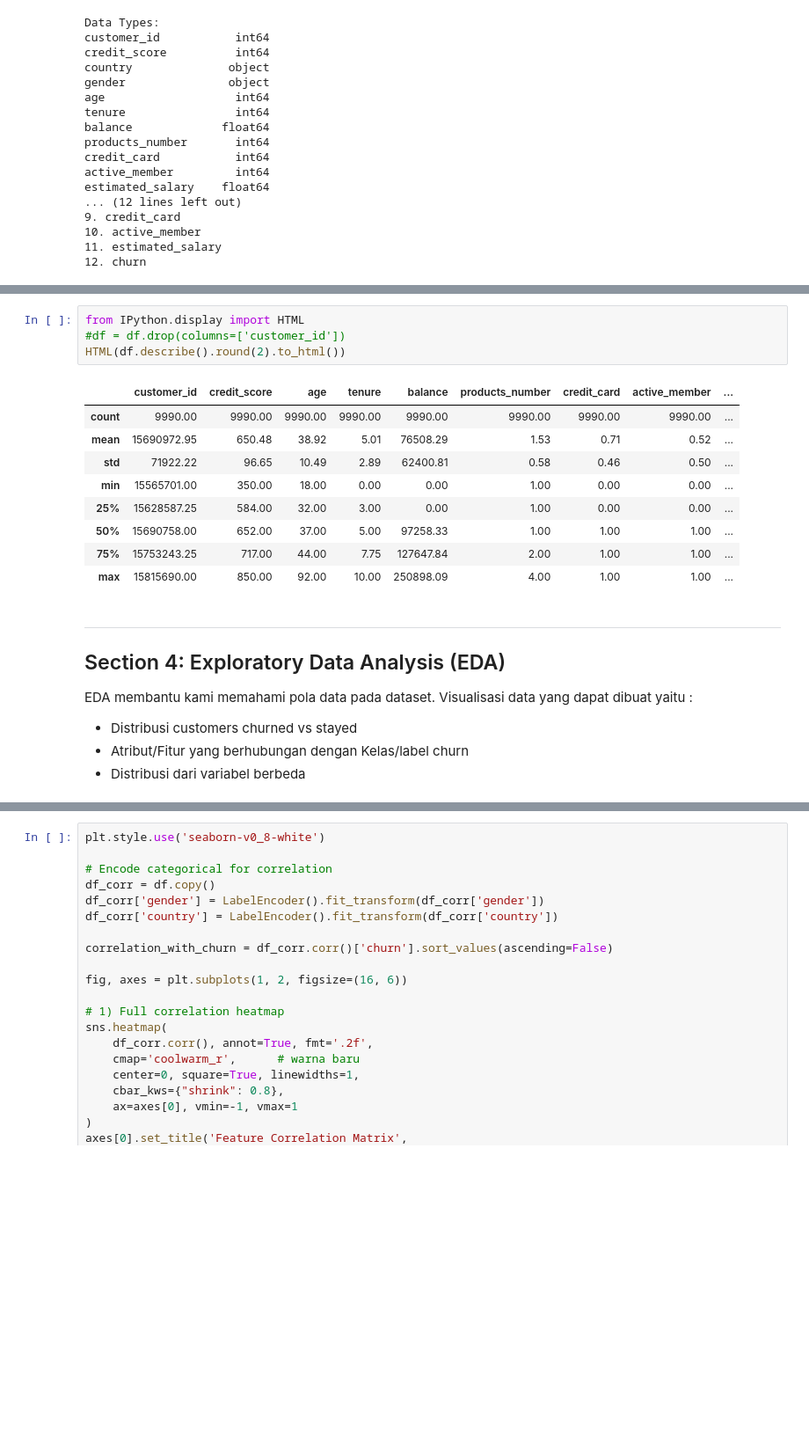
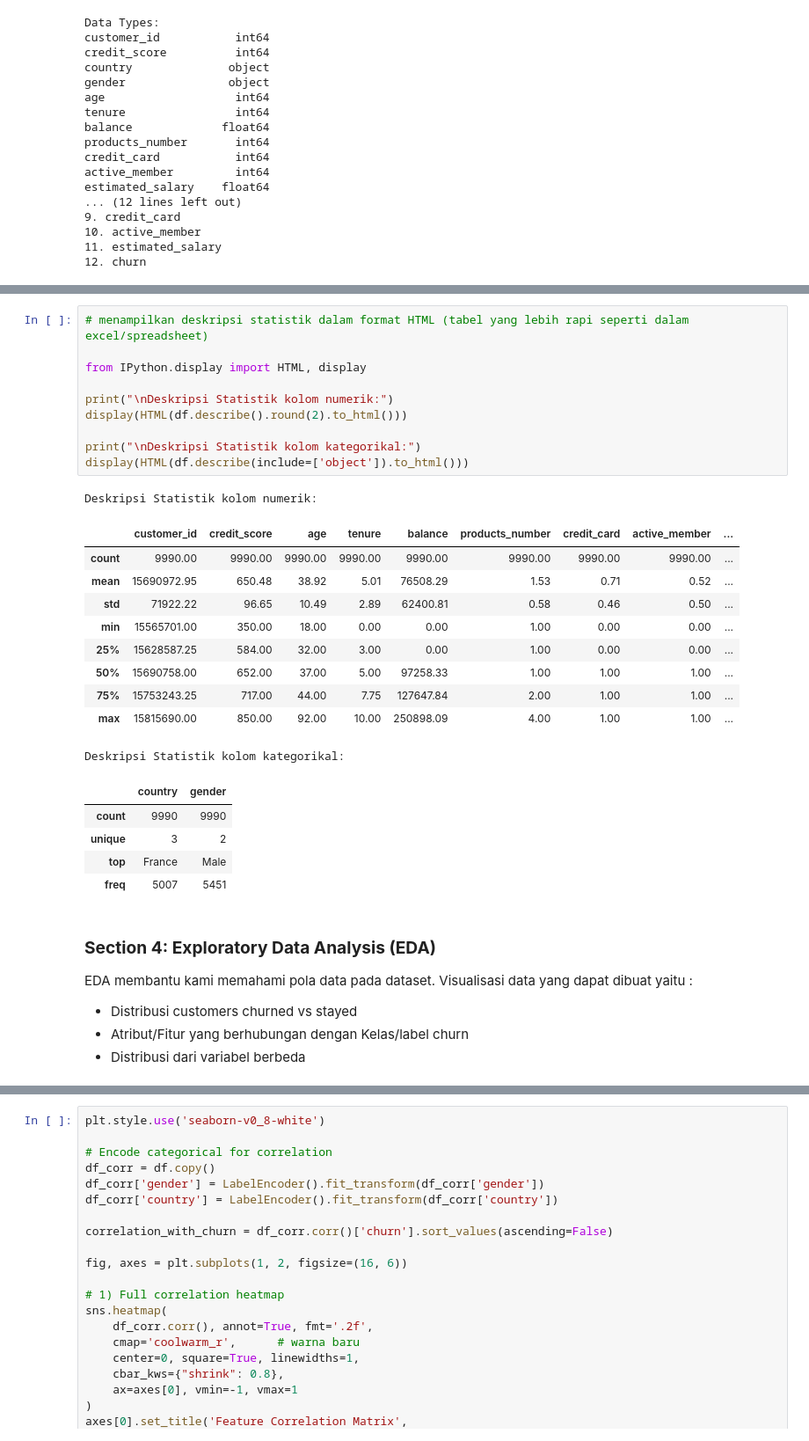
Before and after one commit to IzzahHuwaidah/RBL_Prediksi_Churn, a Jupyter notebook: dataset-customer-churn.ipynb, the cells around one changed output, grey strips where cells are left out. Shown at 88% size. Drawn from its saved outputs; the diff is of its cells as text; blank space fills up the shorter version.

Commit message:
edit section 4 dan 5 serta judul dan ket section 6

```diff
--- a/dataset-customer-churn.ipynb
+++ b/dataset-customer-churn.ipynb
@@ -170,21 +174,32 @@ Duplicate Rows: 0
 # %%
-from IPython.display import HTML
-#df = df.drop(columns=['customer_id'])
-HTML(df.describe().round(2).to_html())
+# menampilkan deskripsi statistik dalam format HTML (tabel yang lebih rapi seperti dalam excel/spreadsheet)
+
+from IPython.display import HTML, display
+
+print("\nDeskripsi Statistik kolom numerik:")
+display(HTML(df.describe().round(2).to_html()))
+
+print("\nDeskripsi Statistik kolom kategorikal:")
+display(HTML(df.describe(include=['object']).to_html()))
 # %% [output]
+Deskripsi Statistik kolom numerik:
 |  | customer_id | credit_score | age | tenure | balance | products_number | credit_card | active_member | ... |
 | count | 9990.00 | 9990.00 | 9990.00 | 9990.00 | 9990.00 | 9990.00 | 9990.00 | 9990.00 | ... |
 | mean | 15690972.95 | 650.48 | 38.92 | 5.01 | 76508.29 | 1.53 | 0.71 | 0.52 | ... |
 | std | 71922.22 | 96.65 | 10.49 | 2.89 | 62400.81 | 0.58 | 0.46 | 0.50 | ... |
 | min | 15565701.00 | 350.00 | 18.00 | 0.00 | 0.00 | 1.00 | 0.00 | 0.00 | ... |
 | 25% | 15628587.25 | 584.00 | 32.00 | 3.00 | 0.00 | 1.00 | 0.00 | 0.00 | ... |
 | 50% | 15690758.00 | 652.00 | 37.00 | 5.00 | 97258.33 | 1.00 | 1.00 | 1.00 | ... |
 | 75% | 15753243.25 | 717.00 | 44.00 | 7.75 | 127647.84 | 2.00 | 1.00 | 1.00 | ... |
 | max | 15815690.00 | 850.00 | 92.00 | 10.00 | 250898.09 | 4.00 | 1.00 | 1.00 | ... |
+Deskripsi Statistik kolom kategorikal:
+|  | country | gender |
+| count | 9990 | 9990 |
+| unique | 3 | 2 |
+| top | France | Male |
+| freq | 5007 | 5451 |
 # %% [markdown]
----
-
-## Section 4: Exploratory Data Analysis (EDA)
+### **Section 4: Exploratory Data Analysis (EDA)**
 
 EDA membantu kami memahami pola data pada dataset. Visualisasi data yang dapat dibuat yaitu :
 - Distribusi customers churned vs stayed
```
Also changed, not shown: parts of 13 cells of this notebook.
